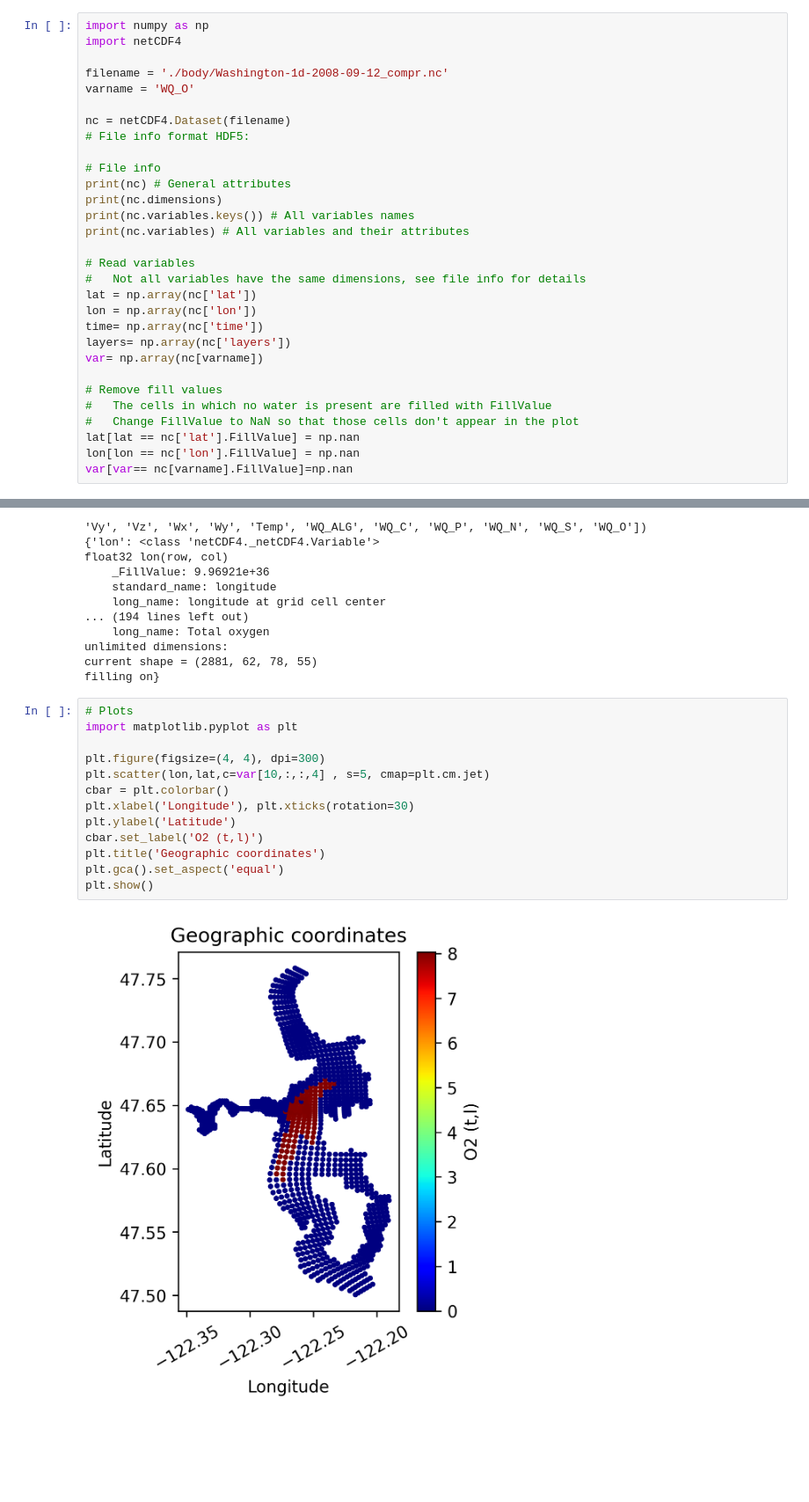
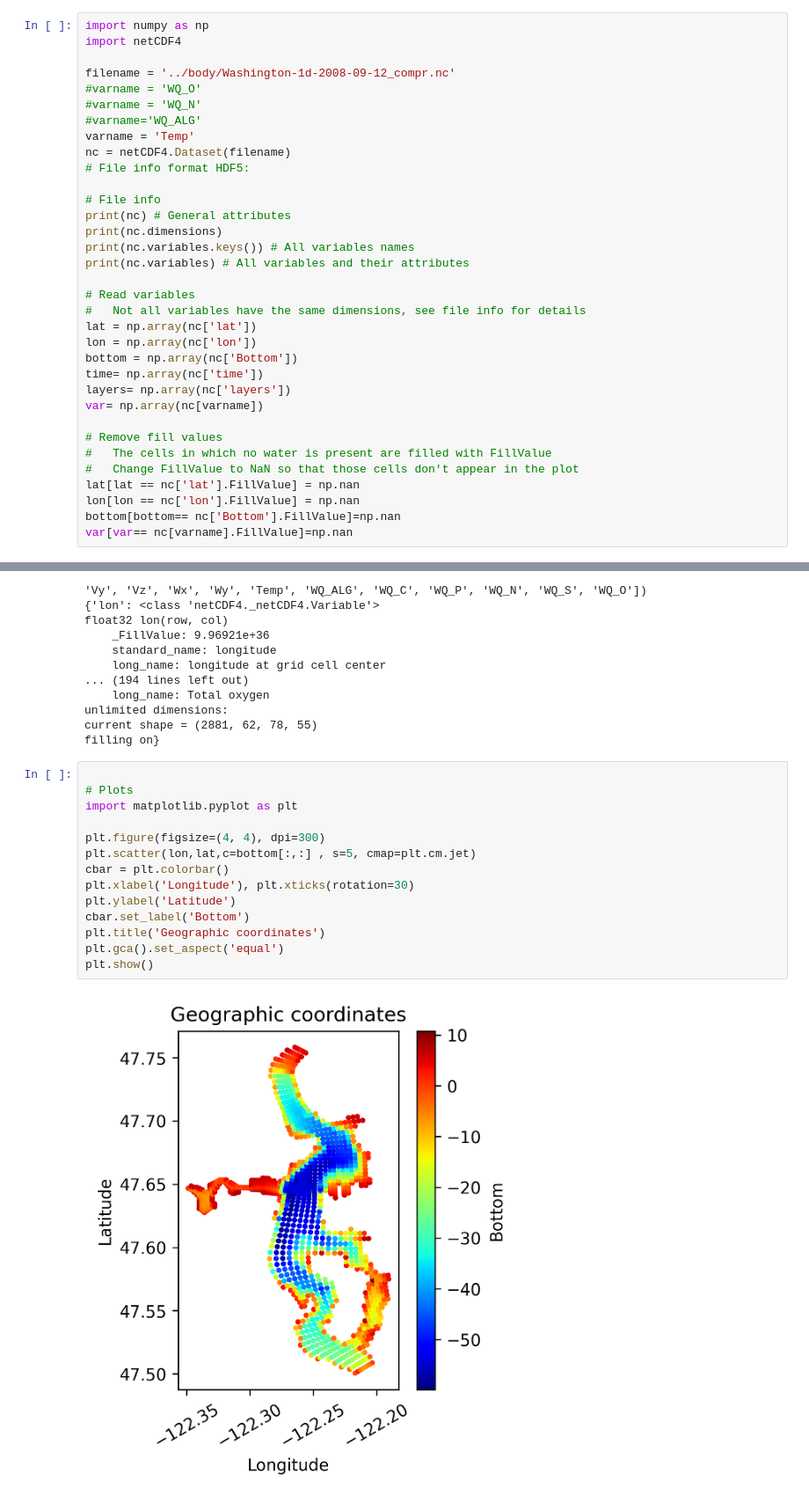
Before and after one commit to iscar-ucm/devs-bloom-public, a Jupyter notebook: reports/Segundo_LeeSimBody2.ipynb, the cells around one changed output, grey strips where cells are left out. Shown: that part at 88% size. Drawn from its saved outputs; the diff is of its cells as text; blank space fills up the shorter version.

Commit message:
Usa SimBody2 y SimSensor2

```diff
--- a/reports/Segundo_LeeSimBody2.ipynb
+++ b/reports/Segundo_LeeSimBody2.ipynb
@@ -4,9 +4,11 @@ Pruebas para leer O2 de BodySim
 import numpy as np
 import netCDF4
 
-filename = './body/Washington-1d-2008-09-12_compr.nc'
-varname = 'WQ_O'
-
+filename = '../body/Washington-1d-2008-09-12_compr.nc'
+#varname = 'WQ_O'
+#varname = 'WQ_N'
+#varname='WQ_ALG'
+varname = 'Temp'
 nc = netCDF4.Dataset(filename)
 # File info format HDF5:
 
@@ -20,6 +22,7 @@ print(nc.variables) # All variables and their attributes
 #   Not all variables have the same dimensions, see file info for details
 lat = np.array(nc['lat'])
 lon = np.array(nc['lon'])
+bottom = np.array(nc['Bottom'])
 time= np.array(nc['time'])
 layers= np.array(nc['layers'])
 var= np.array(nc[varname])
@@ -29,6 +32,7 @@ var= np.array(nc[varname])
 #   Change FillValue to NaN so that those cells don't appear in the plot
 lat[lat == nc['lat'].FillValue] = np.nan
 lon[lon == nc['lon'].FillValue] = np.nan
+bottom[bottom== nc['Bottom'].FillValue]=np.nan
 var[var== nc[varname].FillValue]=np.nan
 # %% [output]
 <class 'netCDF4._netCDF4.Dataset'>
@@ -49,17 +53,18 @@ unlimited dimensions:
 current shape = (2881, 62, 78, 55)
 filling on}
 # %%
+
 # Plots
 import matplotlib.pyplot as plt
 
 plt.figure(figsize=(4, 4), dpi=300)
-plt.scatter(lon,lat,c=var[10,:,:,4] , s=5, cmap=plt.cm.jet)
+plt.scatter(lon,lat,c=bottom[:,:] , s=5, cmap=plt.cm.jet)
 cbar = plt.colorbar()
 plt.xlabel('Longitude'), plt.xticks(rotation=30)
 plt.ylabel('Latitude')
-cbar.set_label('O2 (t,l)')
+cbar.set_label('Bottom')
 plt.title('Geographic coordinates')
 plt.gca().set_aspect('equal')
 plt.show()
 # %% [output]
-[figure, old version]
+[figure, new version]
```
Also changed, not shown: parts of 2 cells of this notebook, 8 other files.
